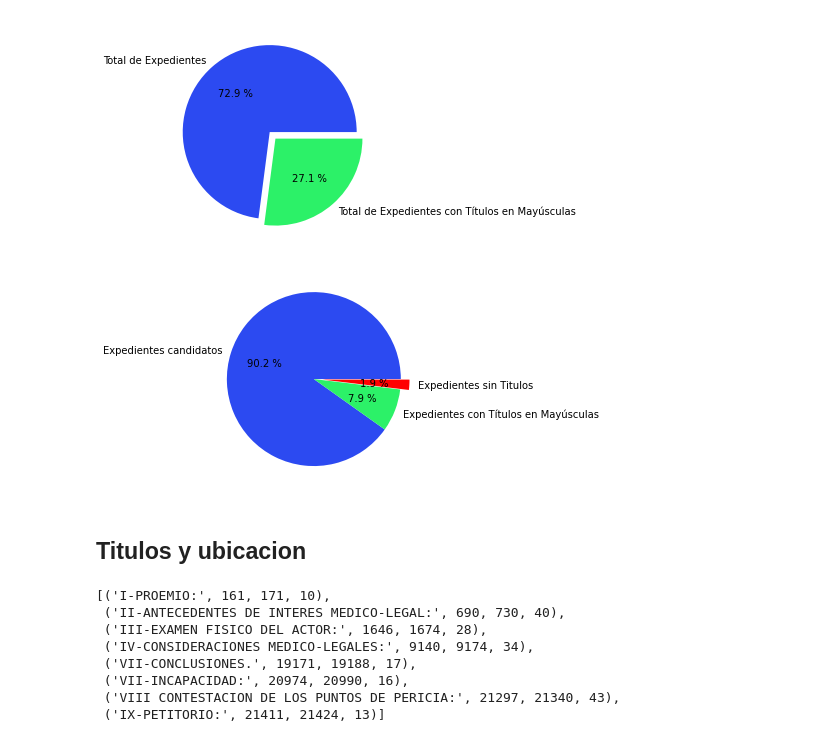
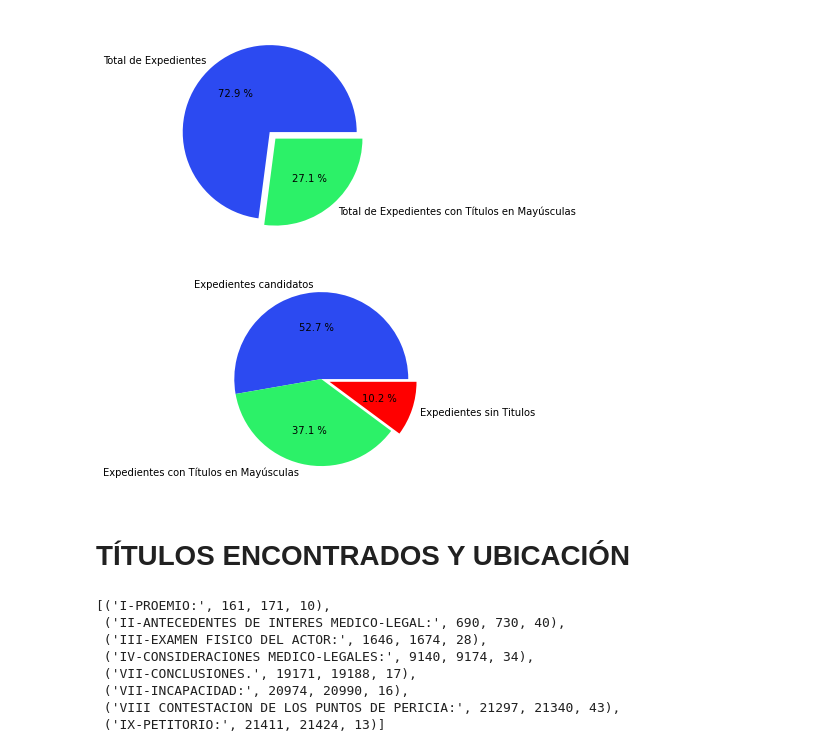
Before and after one commit to gaston411/Mi-Proyecto, a Jupyter notebook: Busqueda_titulo-parrafo.ipynb, the cells around one changed output. Saved outputs shown, nothing was run; the diff lists cells and outputs as text; code cells hidden in the pictures.

```diff
--- a/Busqueda_titulo-parrafo.ipynb
+++ b/Busqueda_titulo-parrafo.ipynb
@@ -243,5 +233,24 @@ dfSinTitulosEncontrados = pd.DataFrame(expSinTitulosEncontrados, columns=['id','
+# %%
+# Limpieza de texto de los expedientes sin títulos en números romanos y mayúsculas
+import re, string, unicodedata
+
+def limpiarDfSinTitulos(txt: str, bert=False, nums=False) -> str:
+
+
+    if not bert:
+        txt = txt.translate(str.maketrans(
+            'áéíóúýàèìòùÁÉÍÓÚÀÈÌÒÙÝ', 'aeiouyaeiouAEIOUAEIOUY'))
+
+    txt = txt.replace('\r', ' ').replace("\v", ' ').replace(
+        "\t", ' ').replace("\f", ' ').replace("\a", ' ').replace("\b", ' ')
+    txt = re.sub(' +', ' ', txt)
+    txt = re.sub('\n+', '\n', txt)
+    txt = re.sub(r'[^\w\.\s\d)-]', '', txt)
+    txt = re.sub(r'[A-Z][\.][A-Z][\.]', '', txt)
+    txt = txt.strip()
+    return txt
 # %%
 dfSinTitulosEncontrados['expediente'] = dfSinTitulosEncontrados['expediente'].apply(remove_stops)
-# dfSinTitulosEncontrados['expediente'] = dfSinTitulosEncontrados['expediente'].apply(limpiarTexto1)
+dfSinTitulosEncontrados['expediente'] = dfSinTitulosEncontrados['expediente'].apply(limpiarDfSinTitulos)
 # dfSinTitulosEncontrados['expediente'] = dfSinTitulosEncontrados['expediente'].apply(limpiarTexto2)
 # dfSinTitulosEncontrados['expediente'] = dfSinTitulosEncontrados['expediente'].apply(limpiarTexto3)
@@ -296,18 +314,5 @@ for id,titulo in  enumerate(dfSinTitulosEncontrados['expediente']):
     else:
         expSinTitulos.append((id,titulo))
 
-dfExpTitulosCandidatos = pd.DataFrame(expConTitulosCandidatos, columns=['id','expediente'])
-dfSinTitulos = pd.DataFrame(expSinTitulos, columns=['id','expediente'])
+dfExpTitulosCandidatos = pd.DataFrame(expConTitulosCandidatos, columns=['ide','expediente'])
+dfExpSinTitulosEncontrados = pd.DataFrame(expSinTitulos, columns=['ide','expediente'])
-# %%
-expConTitulosMayusculas = []
-expSinTitulosEncontrados = []
-for id,titulo in  enumerate(dfLimpio):
-    if len(titulosMayusculas[id]) > 0:
-        expConTitulosMayusculas.append((id,titulo))
-    else:
-        expSinTitulosEncontrados.append((id,titulo))
-
-
-dfTitulosMayusculas = pd.DataFrame(expConTitulosMayusculas, columns=['id','expediente'])
-dfSinTitulosEncontrados = pd.DataFrame(expSinTitulosEncontrados, columns=['id','expediente'])
-#pprint(dfTitulosMayusculas)
@@ -397,23 +423,23 @@ plt.show()
 # %%
 # Creo un grafico de torta expedientes por tipo de busqueda.
 import matplotlib.pyplot as plt
 
-totalCandidatos = len(dfTitulosCandidatos)
+totalCandidatos = len(dfExpTitulosCandidatos)
 totalExpMayusculas = len(dfTitulosMayusculas)
-totalSinTitulos = len(dfSinTitulos)
+totalSinTitulos = len(dfExpSinTitulosEncontrados)
 
 # Creación de grafico de torta de la cantidad de expedientes con títulos en mayúsculas sobre el total de expedientes.
 cantExp = [totalCandidatos, totalExpMayusculas, totalSinTitulos]
 nombreTitulos = ['Expedientes candidatos', 'Expedientes con Títulos en Mayúsculas', 'Expedientes sin Titulos']
 colores = ['#2C4AF1','#2CF168', 'r']
 desfase=(0,0,0.1)
 
 plt.pie(cantExp, labels=nombreTitulos, autopct= '%0.1f %%', colors=colores, explode=desfase) #, explode=desfase
 plt.show()
 # %% [output]
-[figure, old version]
+[figure, new version]
-# %% [markdown]
-## Titulos y ubicacion
+# %% [markdown]
+# TÍTULOS ENCONTRADOS Y UBICACIÓN
 # %%
 # Encontrar la ubicacion del titulo en el documento
 titulosPosicion=[]
```
Also changed, not shown: parts of 72 cells of this notebook, 4 other files.
